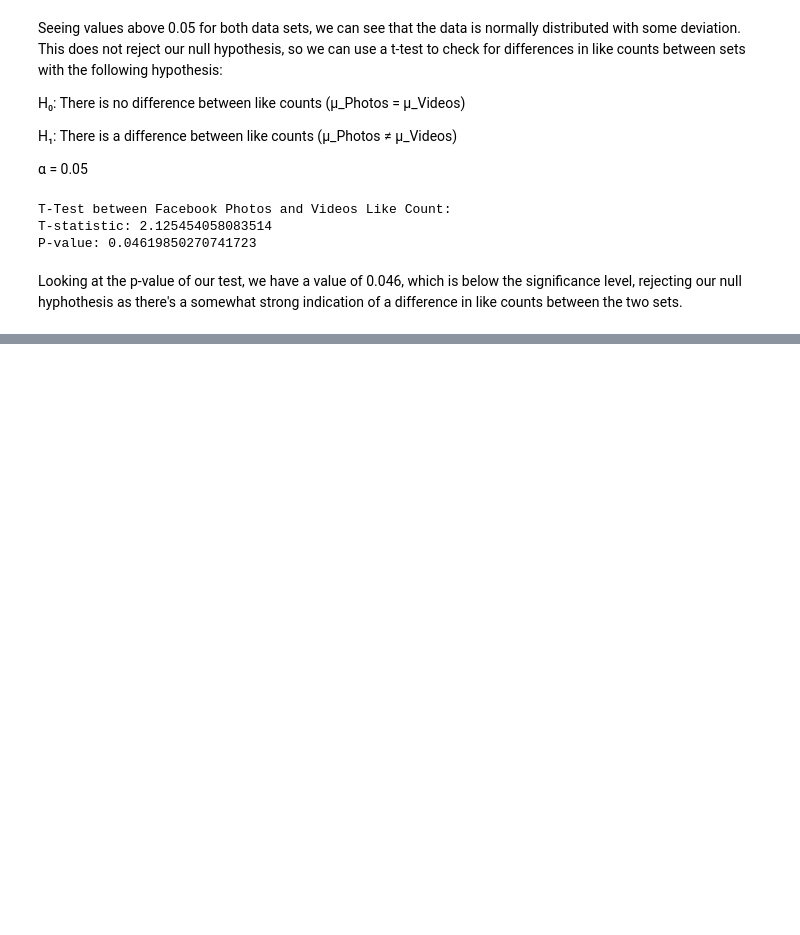
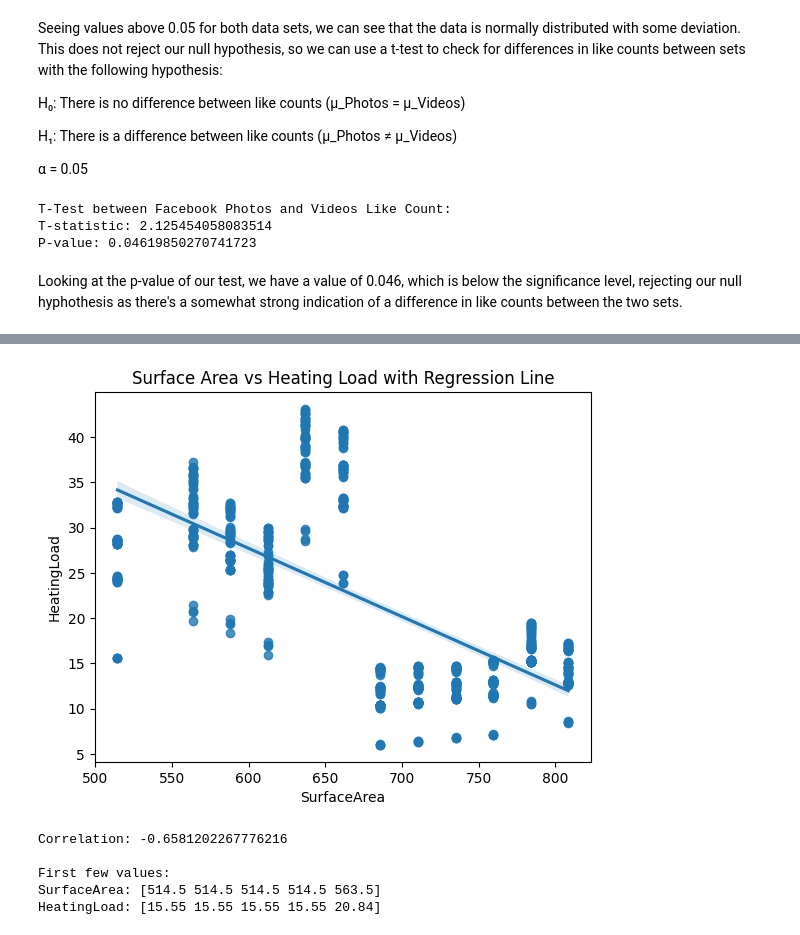
Before and after one commit to X1las/DaT, a Jupyter notebook: exercises.ipynb, the cells around one changed output, grey strips where cells are left out. Cells and saved outputs as stored; diff of their text form; code cells hidden in the pictures; blank space fills up the shorter version.

```diff
--- a/exercises.ipynb
+++ b/exercises.ipynb
@@ -534,0 +587,23 @@ Looking at the p-value of our test, we have a value of 0.046, which is below the
+# %%
+sns.regplot(x="SurfaceArea", y="HeatingLoad", data=data)
+plt.title("Surface Area vs Heating Load with Regression Line")
+plt.show()
+# %% [output]
+[figure, added]
+# %%
+# Add constant term (intercept) properly
+X = sm.add_constant(SurfaceArea)
+
+# Verify the relationship first
+print("Correlation:", SurfaceArea.corr(HeatingLoad))
+print("\nFirst few values:")
+print("SurfaceArea:", SurfaceArea.head().values)
+print("HeatingLoad:", HeatingLoad.head().values)
+
+linreg_statsm = sm.OLS(HeatingLoad, X).fit()
+# %% [output]
+Correlation: -0.6581202267776216
+
+First few values:
+SurfaceArea: [514.5 514.5 514.5 514.5 563.5]
+HeatingLoad: [15.55 15.55 15.55 15.55 20.84]
```
Also changed, not shown: parts of 28 cells of this notebook, 6 other files.
